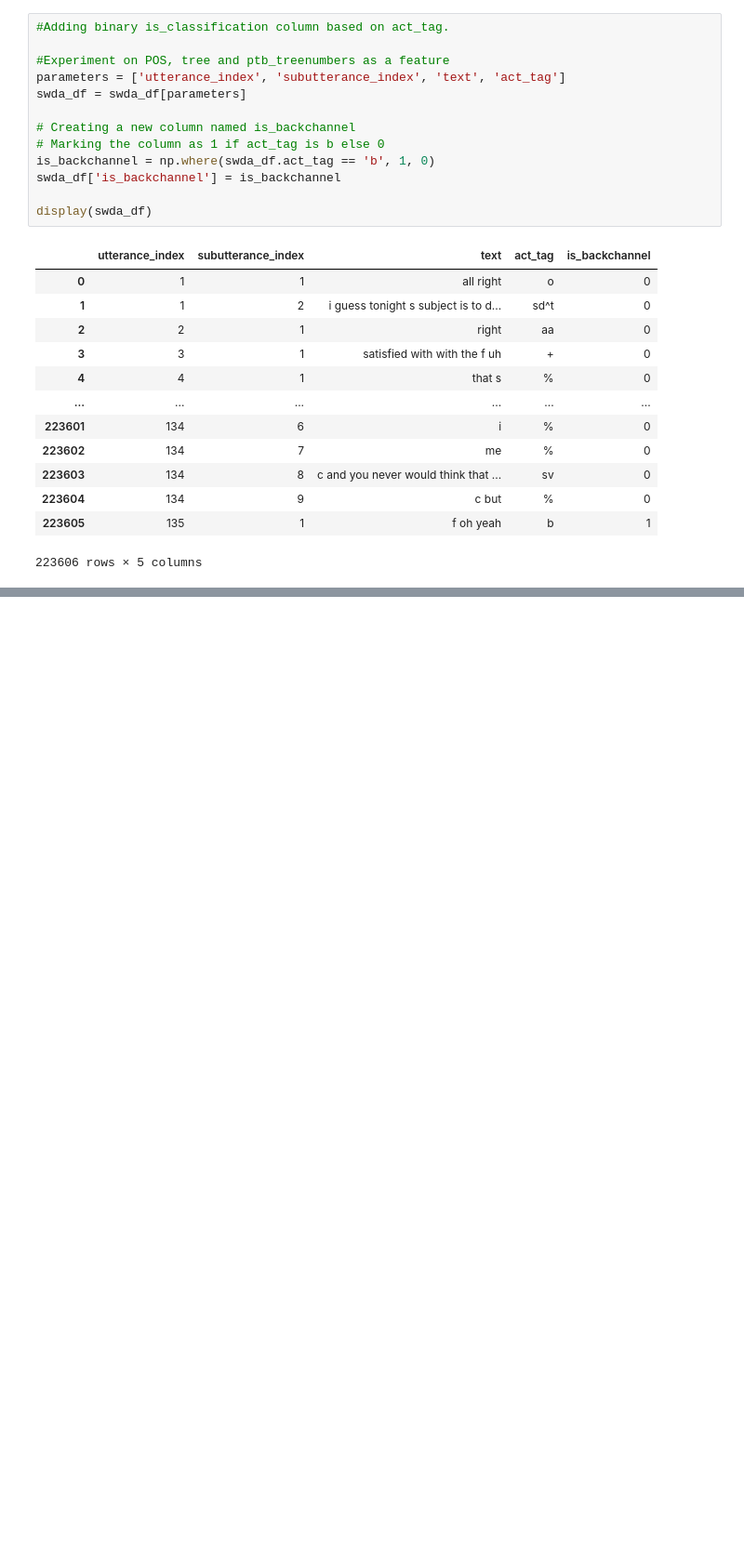
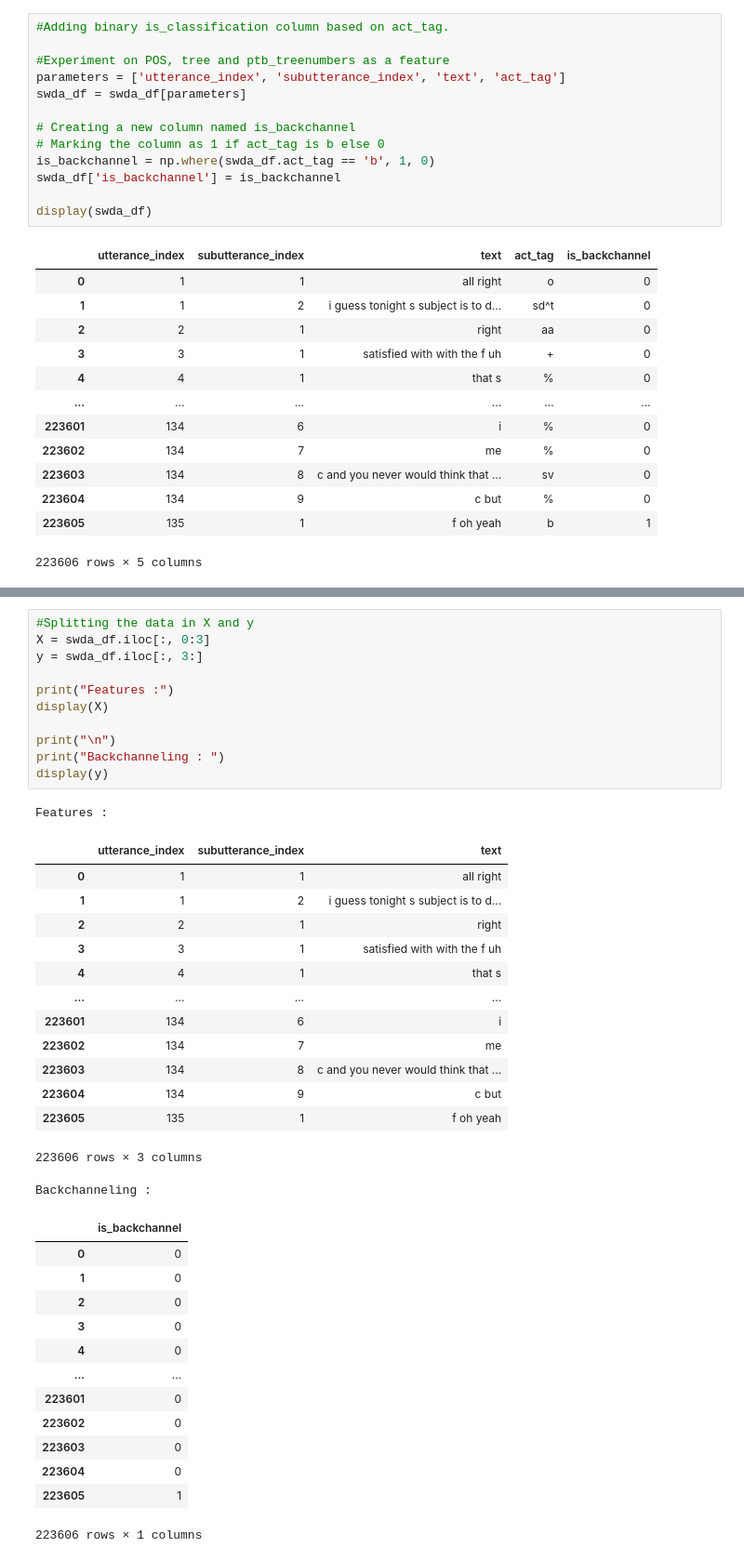
Before and after one commit to komekez/aye-aye, a Jupyter notebook: backchanneling.ipynb, the cells around one changed output, grey strips where cells are left out. Shown: that part at 93% size. Drawn from its saved outputs; the diff is of its cells as text; blank space fills up the shorter version.

```diff
--- a/backchanneling.ipynb
+++ b/backchanneling.ipynb
@@ -106,0 +103,40 @@ display(swda_df)
+# %%
+#Splitting the data in X and y
+X = swda_df.iloc[:, 0:3]
+y = swda_df.iloc[:, 3:]
+
+print("Features :")
+display(X)
+
+print("\n")
+print("Backchanneling : ")
+display(y)
+# %% [output]
+Features :
+|  | utterance_index | subutterance_index | text |
+| 0 | 1 | 1 | all right |
+| 1 | 1 | 2 | i guess tonight s subject is to d... |
+| 2 | 2 | 1 | right |
+| 3 | 3 | 1 | satisfied with with the f uh |
+| 4 | 4 | 1 | that s |
+| ... | ... | ... | ... |
+| 223601 | 134 | 6 | i |
+| 223602 | 134 | 7 | me |
+| 223603 | 134 | 8 | c and you never would think that ... |
+| 223604 | 134 | 9 | c but |
+| 223605 | 135 | 1 | f oh yeah |
+223606 rows × 3 columns
+Backchanneling :
+|  | is_backchannel |
+| 0 | 0 |
+| 1 | 0 |
+| 2 | 0 |
+| 3 | 0 |
+| 4 | 0 |
+| ... | ... |
+| 223601 | 0 |
+| 223602 | 0 |
+| 223603 | 0 |
+| 223604 | 0 |
+| 223605 | 1 |
+223606 rows × 1 columns
```
Also changed, not shown: parts of 6 cells of this notebook.
